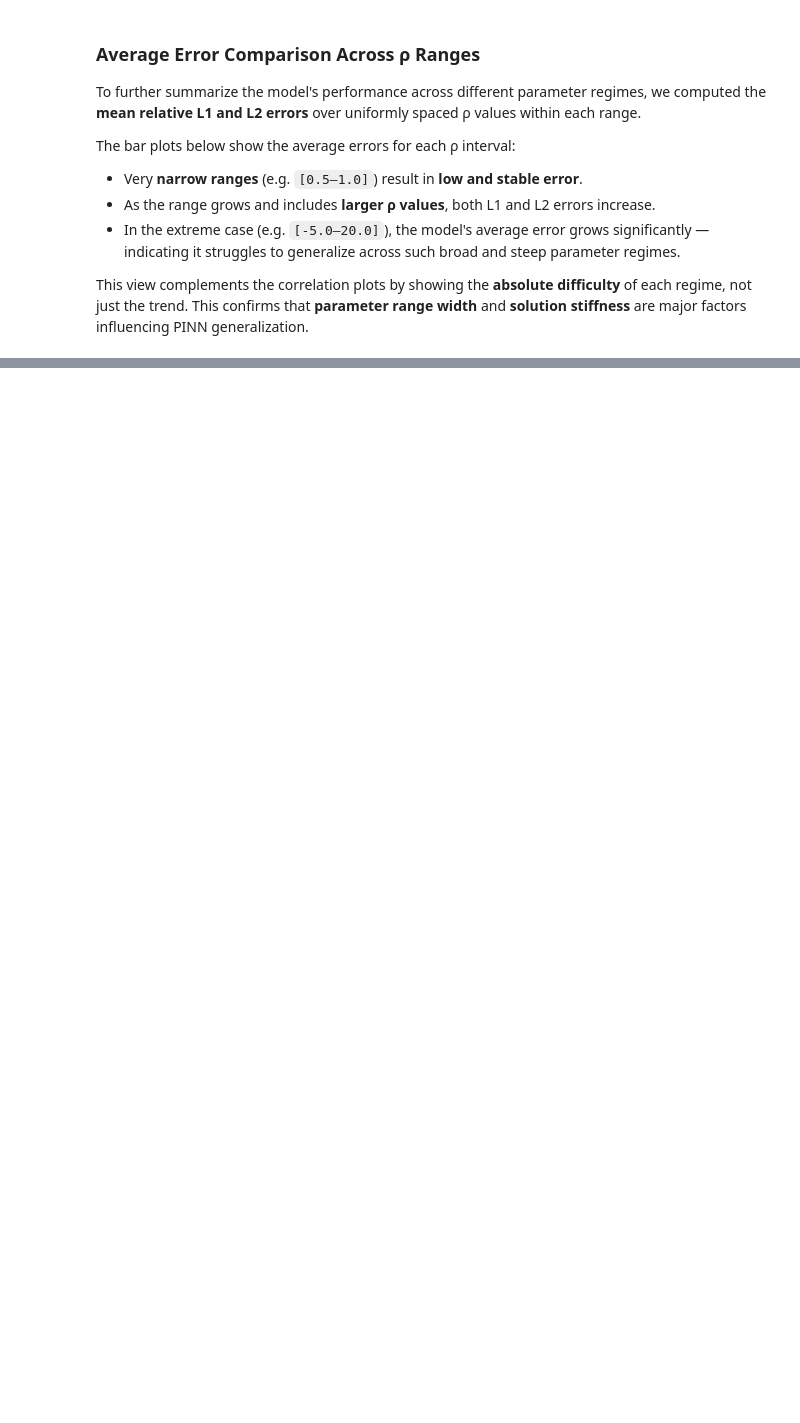
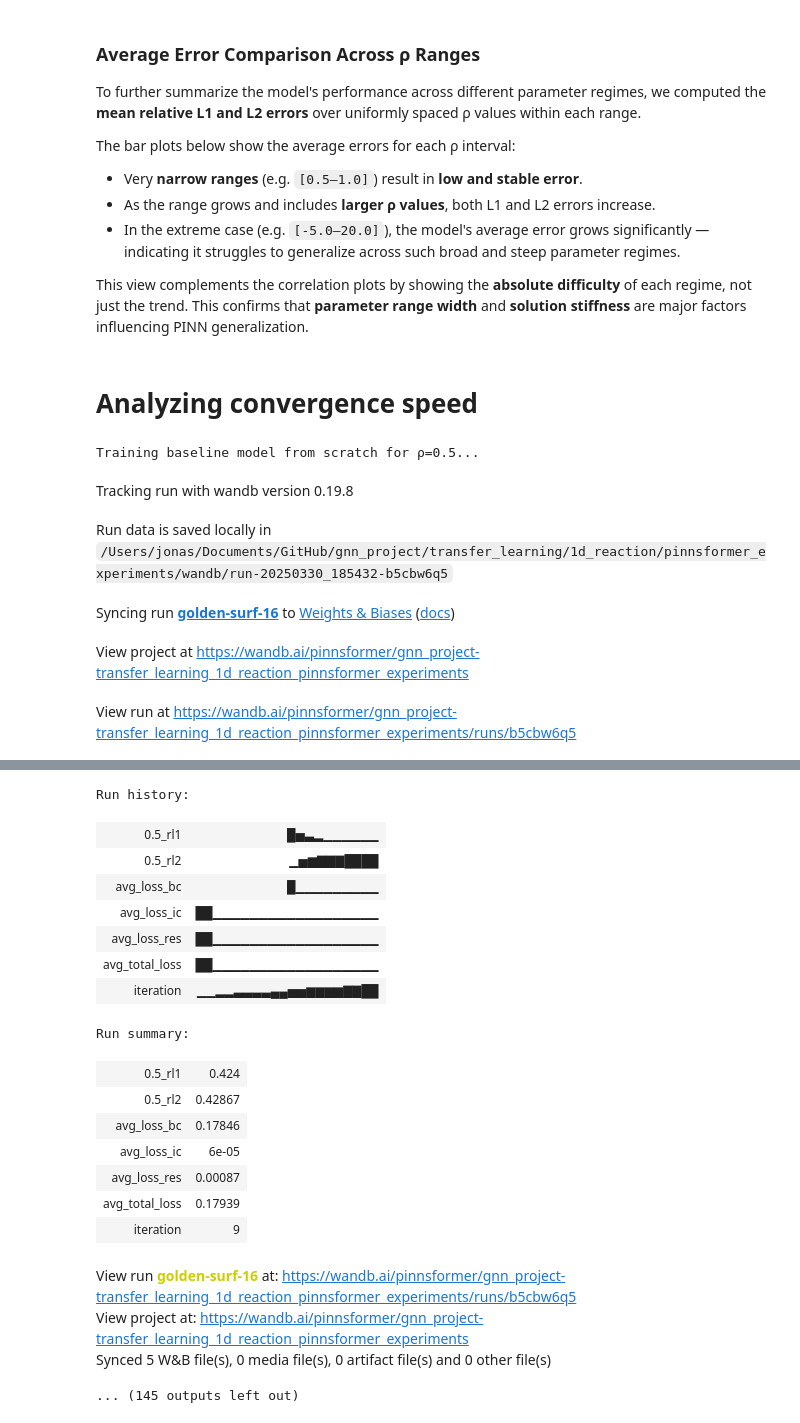
Before and after one commit to almasria/gnn_project, a Jupyter notebook: transfer_learning/1d_reaction/pinnsformer_experiments/experiments_pinnsformer_low_train_regime.ipynb, the cells around one changed output, grey strips where cells are left out. Saved outputs shown, nothing was run; the diff lists cells and outputs as text; code cells hidden in the pictures; blank space fills up the shorter version.

Commit message:
Working standalone Pinnsformer Analysis for 1d reaction

```diff
--- a/transfer_learning/1d_reaction/pinnsformer_experiments/experiments_pinnsformer_low_train_regime.ipynb
+++ b/transfer_learning/1d_reaction/pinnsformer_experiments/experiments_pinnsformer_low_train_regime.ipynb
@@ -1747,3 +991,19 @@ The bar plots below show the average errors for each ρ interval:
 
 This view complements the correlation plots by showing the **absolute difficulty** of each regime, not just the trend.
 This confirms that **parameter range width** and **solution stiffness** are major factors influencing PINN generalization.
+# %% [markdown]
+# Analyzing convergence speed
+# %%
+load_existing_model = True
+# %%
+if load_existing_model == True:
+    model = PINNsformer_params(
+        d_out=config_dict["d_out"],
+        d_model=config_dict["d_model"],
+        d_hidden=config_dict["d_hidden"],
+        N=config_dict["N"],
+        heads=config_dict["heads"]
+        ).to(device)
+
+    model_path = weights_dir / "1d_logistic_ode_repr_regime_pinnsformer_v2.pt"  # Path to the saved model
+    #model.load_state_dict(torch.load(model_path, map_location=device))
@@ -1749,0 +1405,39 @@ This confirms that **parameter range width** and **solution stiffness** are majo
+# %%
+# Define target rho values for fine-tuning experiments
+target_rho_values = [0.5, 1.0, 3.0, 4.0, 5.0, 6.0]
+fine_tuning_iterations = 10
+device = 'cpu'
+
+base_dir = Path(".") / "repr_regime"
+convergence_dir = base_dir / "convergence"
+convergence_dir.mkdir(parents=True, exist_ok=True)
+
+experiment_results = []
+for target_rho in target_rho_values:
+    result = run_fine_tuning_experiment(
+        target_rho=target_rho,
+        best_model=model,
+        iterations=fine_tuning_iterations,
+        device=device
+    )
+    experiment_results.append(result)
+
+all_metrics_df = calculate_all_convergence_metrics(experiment_results)
+all_metrics_df.to_csv(convergence_dir / 'multi_rho_convergence_metrics.csv', index=False)
+
+fig = plot_convergence_multi_rho(experiment_results, metrics=['rl2', 'loss'])
+fig.savefig(convergence_dir / 'multi_rho_convergence_comparison.png', dpi=300, bbox_inches='tight')
+plt.show()
+
+write_experiment_summary(
+    experiment_results,
+    output_file=convergence_dir / 'fine_tuning_summary.txt',
+    threshold=0.8
+)
+# %% [output]
+Training baseline model from scratch for ρ=0.5...
+Tracking run with wandb version 0.19.8
+Run data is saved locally in /Users/jonas/Documents/GitHub/gnn_project/transfer_learning/1d_reaction/pinnsformer_experiments/wandb/run-20250330_185432-b5cbw6q5
+Syncing run golden-surf-16 to Weights & Biases (docs)
+View project at https://wandb.ai/pinnsformer/gnn_project-transfer_learning_1d_reaction_pinnsformer_experiments
+View run at https://wandb.ai/pinnsformer/gnn_project-transfer_learning_1d_reaction_pinnsformer_experiments/runs/b5cbw6q5
@@ -1749,0 +1445,20 @@ This confirms that **parameter range width** and **solution stiffness** are majo
+Run history:
+| 0.5_rl1 | █▅▃▂▁▁▁▁▁▁ |
+| 0.5_rl2 | ▁▅▆▇▇▇████ |
+| avg_loss_bc | █▁▁▁▁▁▁▁▁▁ |
+| avg_loss_ic | ██▁▁▁▁▁▁▁▁▁▁▁▁▁▁▁▁▁▁ |
+| avg_loss_res | ██▁▁▁▁▁▁▁▁▁▁▁▁▁▁▁▁▁▁ |
+| avg_total_loss | ██▁▁▁▁▁▁▁▁▁▁▁▁▁▁▁▁▁▁ |
+| iteration | ▁▁▂▂▃▃▃▃▄▄▅▅▆▆▆▆▇▇██ |
+Run summary:
+| 0.5_rl1 | 0.424 |
+| 0.5_rl2 | 0.42867 |
+| avg_loss_bc | 0.17846 |
+| avg_loss_ic | 6e-05 |
+| avg_loss_res | 0.00087 |
+| avg_total_loss | 0.17939 |
+| iteration | 9 |
+View run golden-surf-16 at: https://wandb.ai/pinnsformer/gnn_project-transfer_learning_1d_reaction_pinnsformer_experiments/runs/b5cbw6q5
+View project at: https://wandb.ai/pinnsformer/gnn_project-transfer_learning_1d_reaction_pinnsformer_experiments
+Synced 5 W&B file(s), 0 media file(s), 0 artifact file(s) and 0 other file(s)
+... (145 outputs left out)
```
Also changed, not shown: parts of 36 cells of this notebook.
